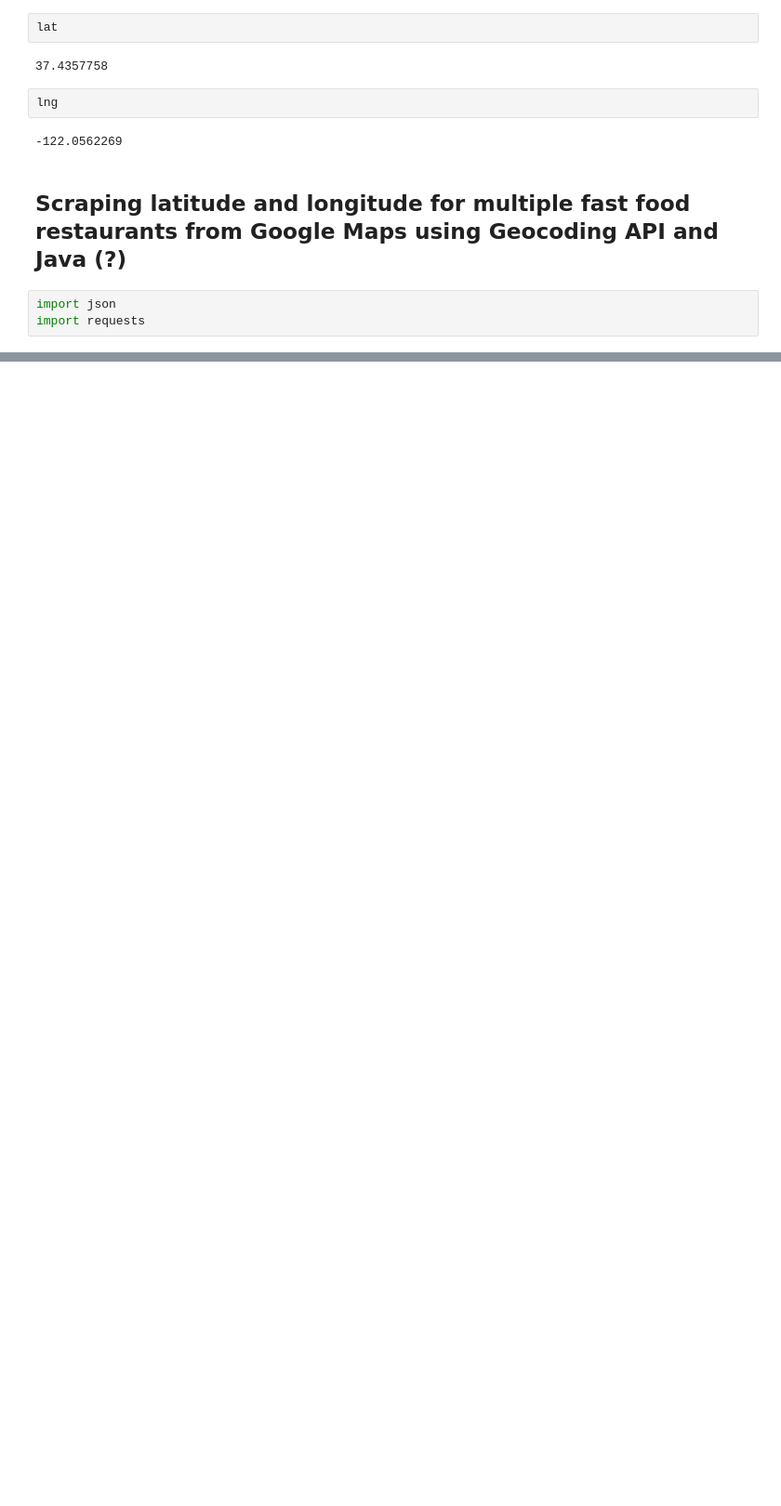
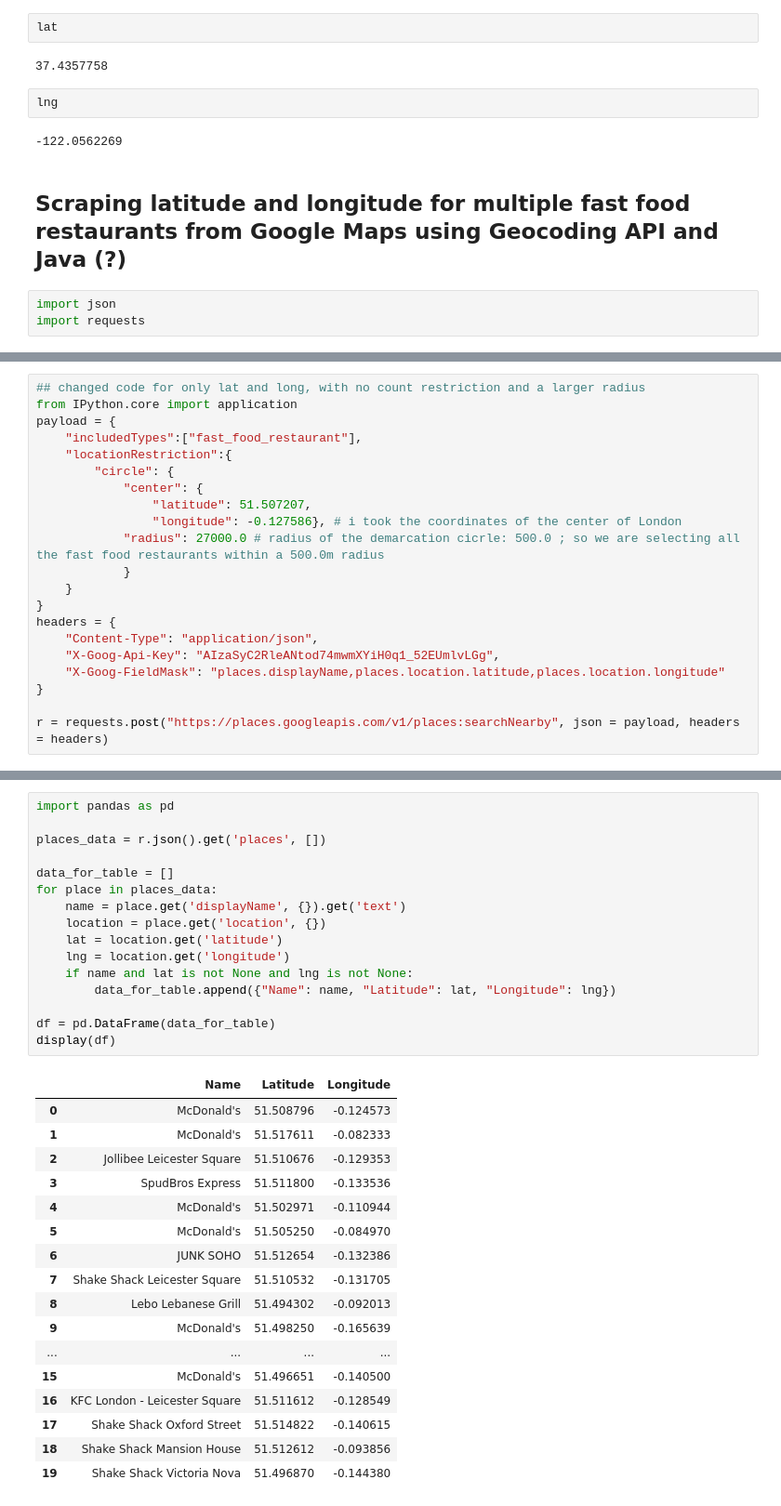
Before and after one commit to alixtrn/QM2-Final-Project---Childhood-Obesity-in-London, a Jupyter notebook: Fast_food_data_scraping.ipynb, the cells around one changed output, grey strips where cells are left out. Shown at 93% size. Saved outputs shown, nothing was run; the diff lists cells and outputs as text; blank space fills up the shorter version.

```diff
--- a/Fast_food_data_scraping.ipynb
+++ b/Fast_food_data_scraping.ipynb
@@ -86,0 +90,21 @@ r.json()
+# %%
+## changed code for only lat and long, with no count restriction and a larger radius
+from IPython.core import application
+payload = {
+    "includedTypes":["fast_food_restaurant"],
+    "locationRestriction":{
+        "circle": {
+            "center": {
+                "latitude": 51.507207,
+                "longitude": -0.127586}, # i took the coordinates of the center of London
+            "radius": 27000.0 # radius of the demarcation cicrle: 500.0 ; so we are selecting all the fast food restaurants within a 500.0m radius
+            }
+    }
+}
+headers = {
+    "Content-Type": "application/json",
+    "X-Goog-Api-Key": "AIzaSyC2RleANtod74mwmXYiH0q1_52EUmlvLGg",
+    "X-Goog-FieldMask": "places.displayName,places.location.latitude,places.location.longitude"
+}
+
+r = requests.post("https://places.googleapis.com/v1/places:searchNearby", json = payload, headers = headers)
@@ -86,0 +131,34 @@ r.json()
+# %%
+import pandas as pd
+
+places_data = r.json().get('places', [])
+
+data_for_table = []
+for place in places_data:
+    name = place.get('displayName', {}).get('text')
+    location = place.get('location', {})
+    lat = location.get('latitude')
+    lng = location.get('longitude')
+    if name and lat is not None and lng is not None:
+        data_for_table.append({"Name": name, "Latitude": lat, "Longitude": lng})
+
+df = pd.DataFrame(data_for_table)
+display(df)
+# %% [output]
+|  | Name | Latitude | Longitude |
+| 0 | McDonald's | 51.508796 | -0.124573 |
+| 1 | McDonald's | 51.517611 | -0.082333 |
+| 2 | Jollibee Leicester Square | 51.510676 | -0.129353 |
+| 3 | SpudBros Express | 51.511800 | -0.133536 |
+| 4 | McDonald's | 51.502971 | -0.110944 |
+| 5 | McDonald's | 51.505250 | -0.084970 |
+| 6 | JUNK SOHO | 51.512654 | -0.132386 |
+| 7 | Shake Shack Leicester Square | 51.510532 | -0.131705 |
+| 8 | Lebo Lebanese Grill | 51.494302 | -0.092013 |
+| 9 | McDonald's | 51.498250 | -0.165639 |
+| ... | ... | ... | ... |
+| 15 | McDonald's | 51.496651 | -0.140500 |
+| 16 | KFC London - Leicester Square | 51.511612 | -0.128549 |
+| 17 | Shake Shack Oxford Street | 51.514822 | -0.140615 |
+| 18 | Shake Shack Mansion House | 51.512612 | -0.093856 |
+| 19 | Shake Shack Victoria Nova | 51.496870 | -0.144380 |
```
Also changed, not shown: parts of 22 cells of this notebook.
